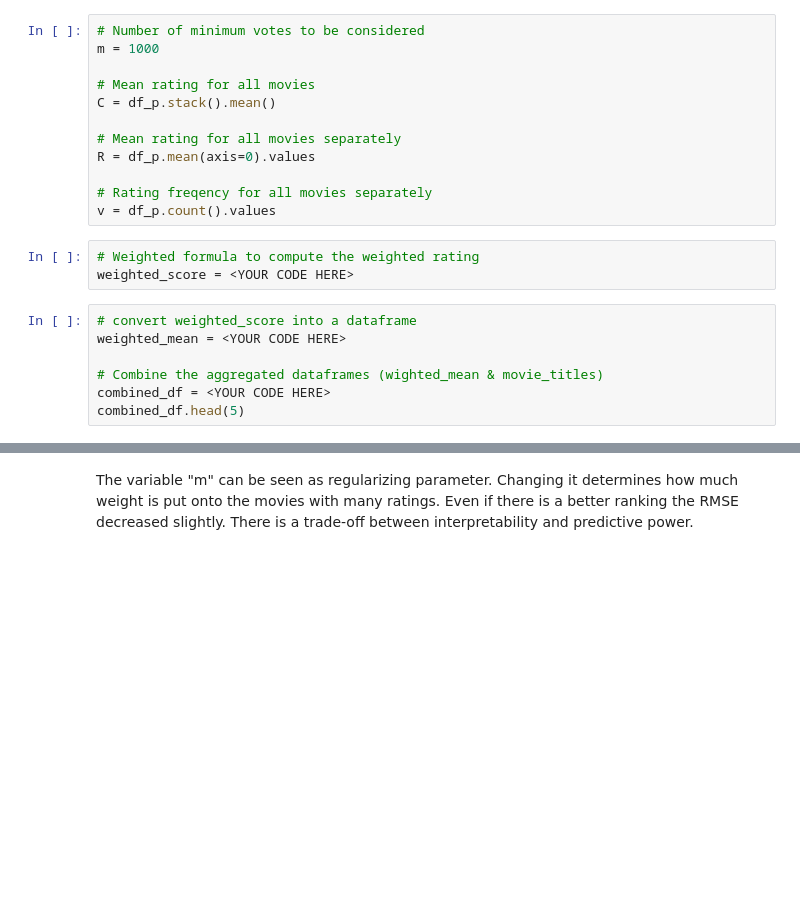
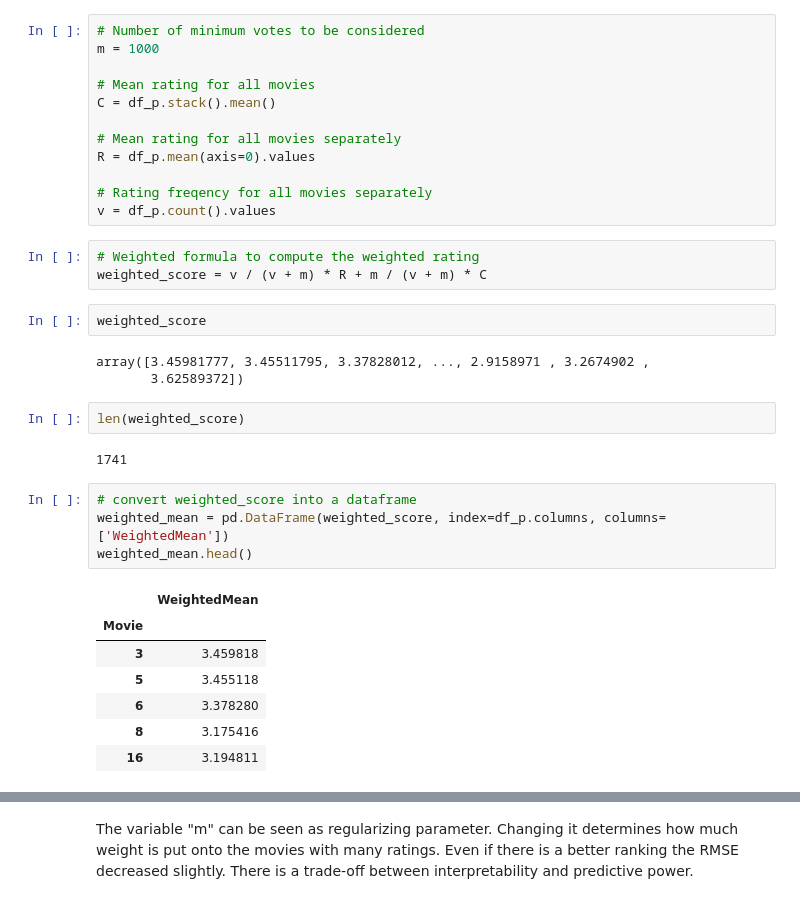
Before and after one commit to sarioz/Springboard, a Jupyter notebook: Mini-Projects/17_4.1-recommendation-systems/Mini_Project_Recommendation_Systems.ipynb, the cells around one changed output, grey strips where cells are left out. Saved outputs shown, nothing was run; the diff lists cells and outputs as text; blank space fills up the shorter version.

```diff
--- a/Mini-Projects/17_4.1-recommendation-systems/Mini_Project_Recommendation_Systems.ipynb
+++ b/Mini-Projects/17_4.1-recommendation-systems/Mini_Project_Recommendation_Systems.ipynb
@@ -491,11 +499,25 @@ R = df_p.mean(axis=0).values
 v = df_p.count().values
 # %%
 # Weighted formula to compute the weighted rating
-weighted_score = <YOUR CODE HERE>
+weighted_score = v / (v + m) * R + m / (v + m) * C
-# %%
-# convert weighted_score into a dataframe
-weighted_mean = <YOUR CODE HERE>
-
-# Combine the aggregated dataframes (wighted_mean & movie_titles)
-combined_df = <YOUR CODE HERE>
-combined_df.head(5)
+# %%
+weighted_score
+# %% [output]
+array([3.45981777, 3.45511795, 3.37828012, ..., 2.9158971 , 3.2674902 ,
+       3.62589372])
+# %%
+len(weighted_score)
+# %% [output]
+1741
+# %%
+# convert weighted_score into a dataframe
+weighted_mean = pd.DataFrame(weighted_score, index=df_p.columns, columns=['WeightedMean'])
+weighted_mean.head()
+# %% [output]
+|  | WeightedMean |
+| Movie |  |
+| 3 | 3.459818 |
+| 5 | 3.455118 |
+| 6 | 3.378280 |
+| 8 | 3.175416 |
+| 16 | 3.194811 |
```
Also changed, not shown: parts of 14 cells of this notebook.
